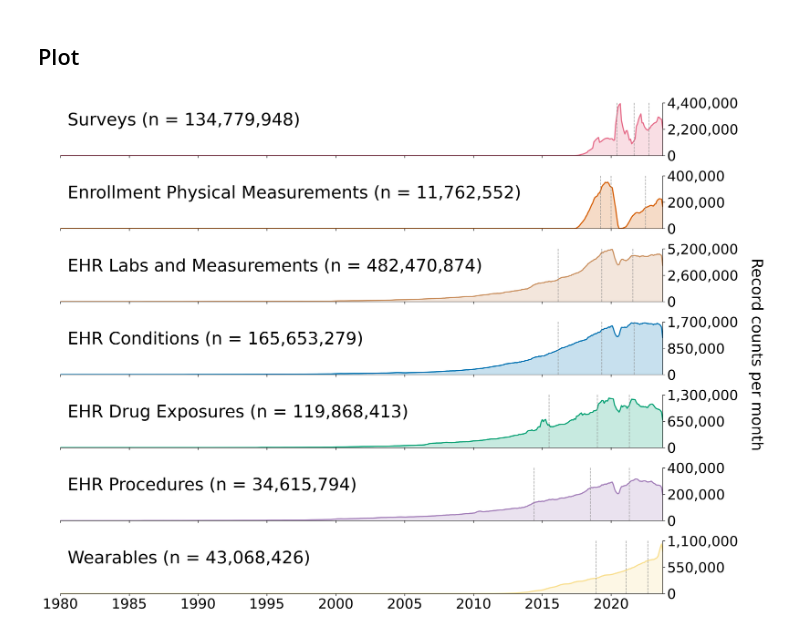
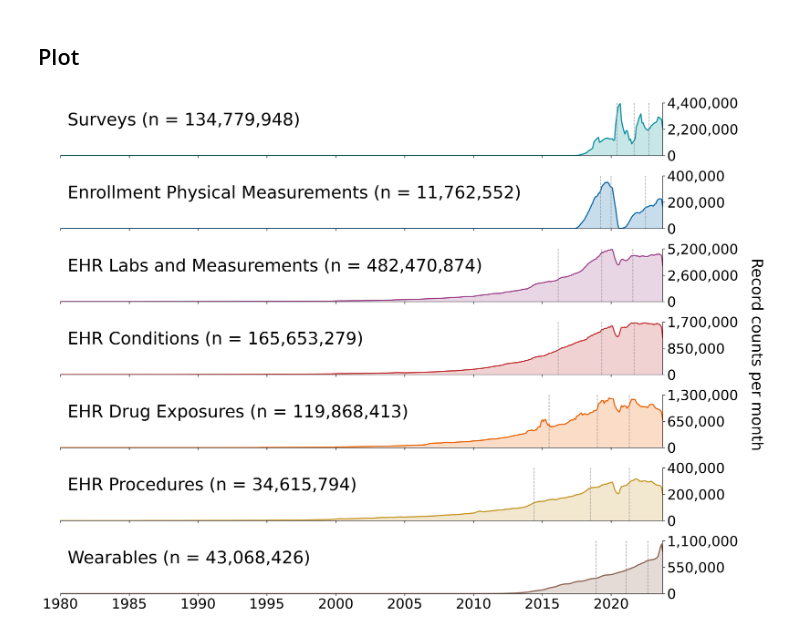
Before and after one commit to sbgoleva/Practical_considerations_in_all_of_us, a Jupyter notebook: Notebooks/01_query_data.ipynb, the cells around one changed output. Drawn from its saved outputs; the diff is of its cells as text; code cells hidden in the pictures.

Commit message:
color scheme, save figs

```diff
--- a/Notebooks/01_query_data.ipynb
+++ b/Notebooks/01_query_data.ipynb
@@ -494,14 +490,24 @@ ehr_person_cohort_months_df = polars_gbq(ehr_person_cohort_months_q)
 ## Plot
 # %%
 # Settings
+# color_dict = {
+#     'drug_count': '#00A073',
+#     'survey_count': '#E56987',
+#     'condition_count': '#0173B2',
+#     'procedure_count': '#A27DB8',
+#     'ppi_measurement_count': '#D55E00',
+#     'ehr_measurement_count': '#CA9161',
+#     'wearable_count': '#F9DE8B'
+# }
+
 color_dict = {
-    'drug_count': '#00A073',
-    'survey_count': '#E56987',
-    'condition_count': '#0173B2',
-    'procedure_count': '#A27DB8',
-    'ppi_measurement_count': '#D55E00',
-    'ehr_measurement_count': '#CA9161',
-    'wearable_count': '#F9DE8B'
+    'survey_count': '#028E99',
+    'ppi_measurement_count': '#0168A9',
+    'ehr_measurement_count': '#9E4589',
+    'condition_count': '#C23537',
+    'drug_count': '#E96301',
+    'procedure_count': '#C59527',
+    'wearable_count': '#885F4D'
 }
 
 pretty_names = {
@@ -643,31 +649,31 @@ for i, column in enumerate(columns_to_plot):
     )
 
     ax.tick_params(
         axis='x',
         labelsize=XTICK_SIZE
     )
 
     ax.spines["left"].set_visible(False)
     ax.grid(False)
     ax.set_ylabel("")
 
 # Shared axis formatting
 axes[-1].set_xlim(
     pd.to_datetime("1980-01-01"),
     pd.to_datetime("2023-10-01")
 )
 
 fig.text(
     0.985,
     0.5,
     "Record counts per month",
     rotation=-90,
     va="center",
     ha="center",
     fontsize=YLABEL_SIZE
 )
 
 plt.tight_layout(rect=(0, 0, 0.97, 1))
 plt.show()
 # %% [output]
-[figure, old version]
+[figure, new version]
```
Also changed, not shown: parts of 4 cells of this notebook.
